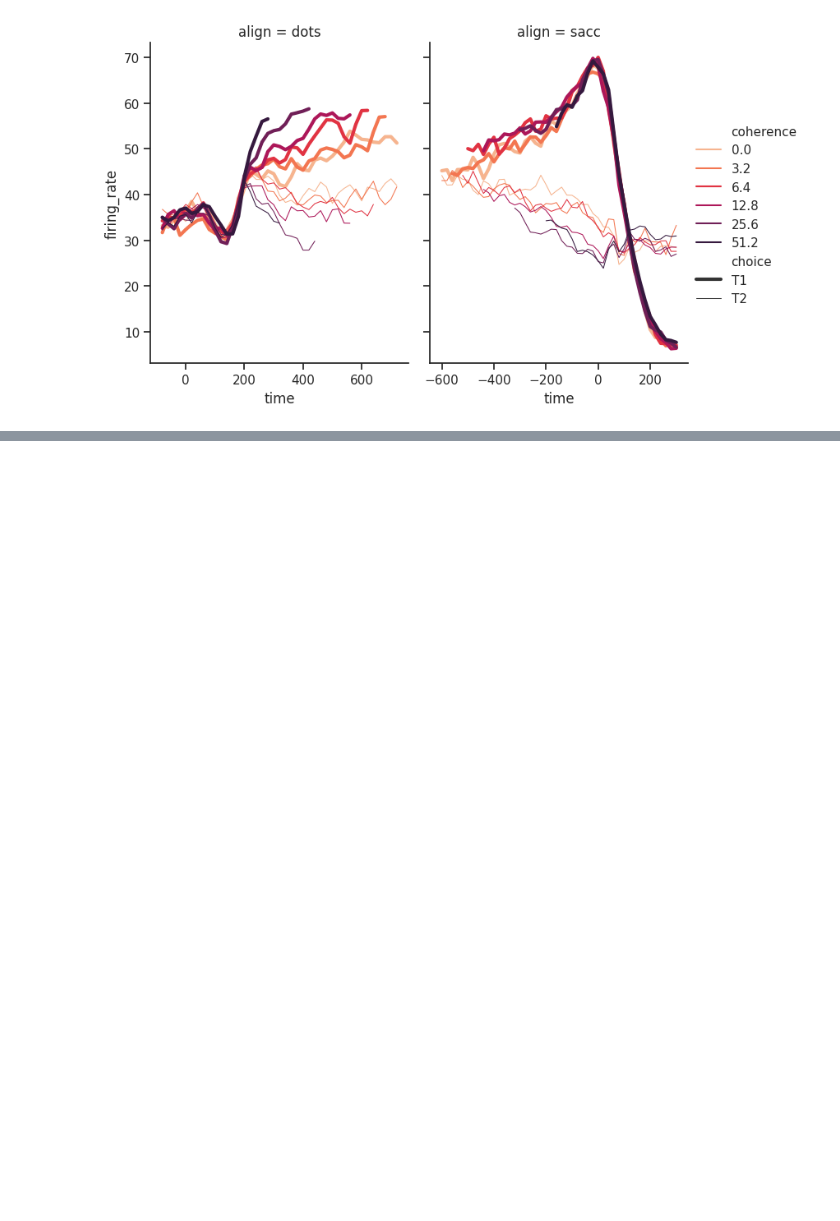
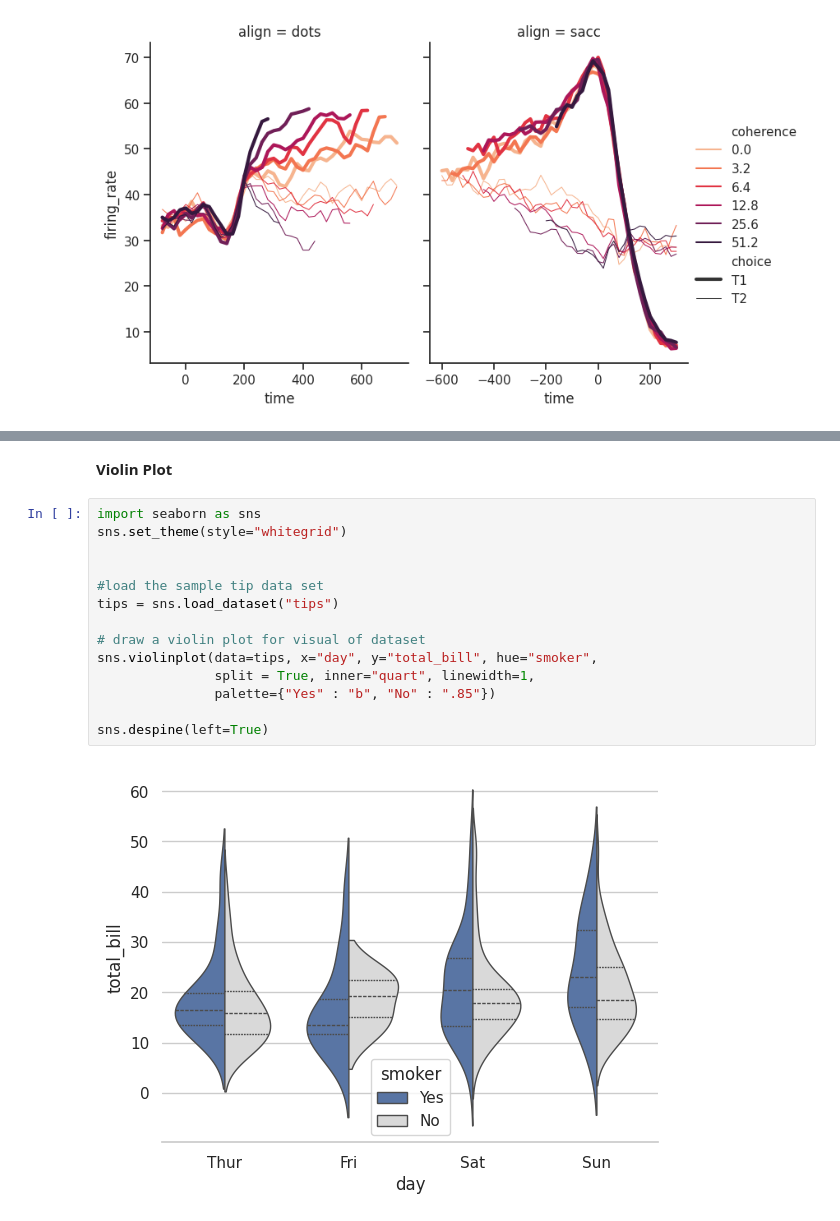
Before and after one commit to ahmadzulfiqar001/python-100-days-beginner-to-advance-, a Jupyter notebook: Day_12_of_Python.ipynb, the cells around one changed output, grey strips where cells are left out. Cells and saved outputs as stored; diff of their text form; blank space fills up the shorter version.

```diff
--- a/Day_12_of_Python.ipynb
+++ b/Day_12_of_Python.ipynb
@@ -45,0 +80,18 @@ sns.relplot(data=nuqta, x="time", y="firing_rate", hue="coherence",
+# %% [markdown]
+**Violin Plot**
+# %%
+import seaborn as sns
+sns.set_theme(style="whitegrid")
+
+
+#load the sample tip data set
+tips = sns.load_dataset("tips")
+
+# draw a violin plot for visual of dataset
+sns.violinplot(data=tips, x="day", y="total_bill", hue="smoker",
+               split = True, inner="quart", linewidth=1,
+               palette={"Yes" : "b", "No" : ".85"})
+
+sns.despine(left=True)
+# %% [output]
+[figure, added]
```
Also changed, not shown: parts of 3 cells of this notebook.
